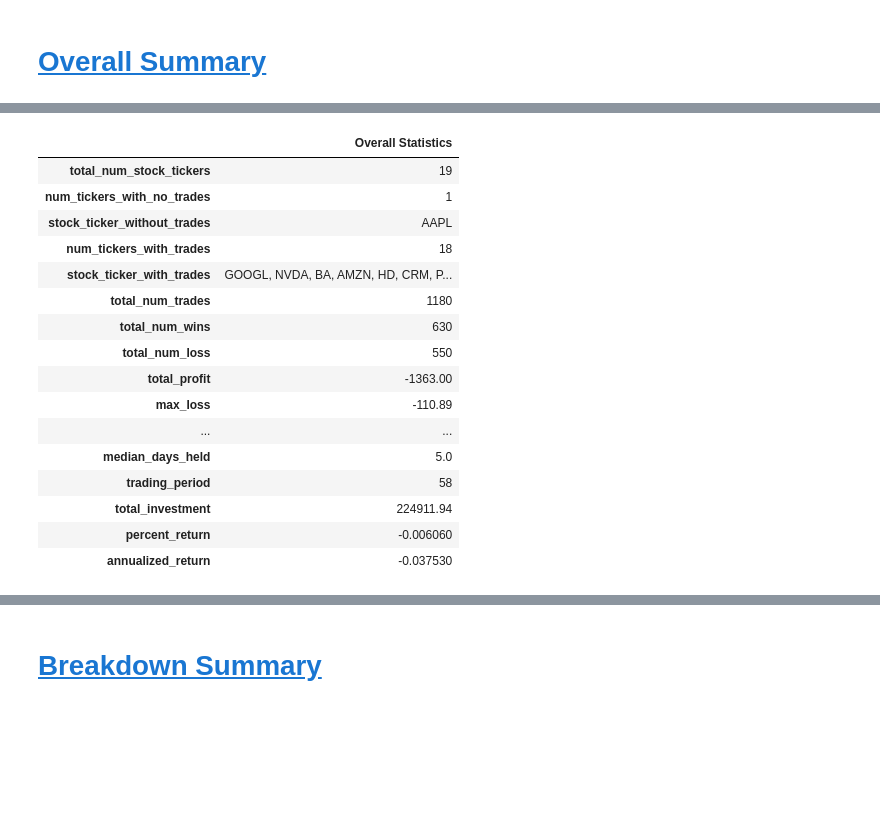
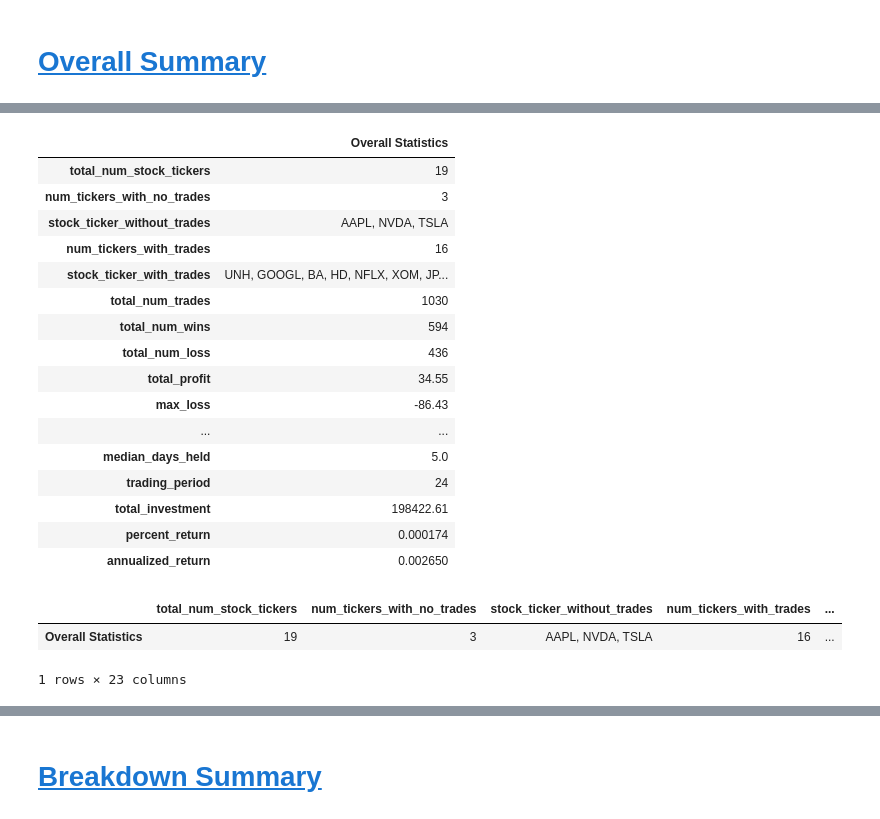
Before and after one commit to CKAbundant/sentiment, a Jupyter notebook: poc.ipynb, the cells around one changed output, grey strips where cells are left out. Drawn from its saved outputs; the diff is of its cells as text; code cells hidden in the pictures; blank space fills up the shorter version.

```diff
--- a/poc.ipynb
+++ b/poc.ipynb
@@ -661,3 +672,6 @@ results
 1180 rows × 12 columns
 # %% [markdown]
 # [Overall Summary](#table-of-contents)
+# %%
+a = utils.load_csv("./data/results/2025-04-01/ziweichen_coint_5/overall_summary.csv")
+a
@@ -664,23 +696,30 @@ results
 # %%
 overall = utils.load_csv(
-    "./data/results/2025-03-28/ziweichen_coint_5/overall_summary.csv", index_col=0
+    "./data/results/2025-04-01/ziweichen_coint_5/overall_summary.csv", index_col=0
 )
 overall
 # %% [output]
 |  | Overall Statistics |
 | total_num_stock_tickers | 19 |
-| num_tickers_with_no_trades | 1 |
-| stock_ticker_without_trades | AAPL |
-| num_tickers_with_trades | 18 |
-| stock_ticker_with_trades | GOOGL, NVDA, BA, AMZN, HD, CRM, P... |
-| total_num_trades | 1180 |
-| total_num_wins | 630 |
-| total_num_loss | 550 |
-| total_profit | -1363.00 |
-| max_loss | -110.89 |
+| num_tickers_with_no_trades | 3 |
+| stock_ticker_without_trades | AAPL, NVDA, TSLA |
+| num_tickers_with_trades | 16 |
+| stock_ticker_with_trades | UNH, GOOGL, BA, HD, NFLX, XOM, JP... |
+| total_num_trades | 1030 |
+| total_num_wins | 594 |
+| total_num_loss | 436 |
+| total_profit | 34.55 |
+| max_loss | -86.43 |
 | ... | ... |
 | median_days_held | 5.0 |
-| trading_period | 58 |
-| total_investment | 224911.94 |
-| percent_return | -0.006060 |
-| annualized_return | -0.037530 |
+| trading_period | 24 |
+| total_investment | 198422.61 |
+| percent_return | 0.000174 |
+| annualized_return | 0.002650 |
+# %%
+a = overall.T
+a
+# %% [output]
+|  | total_num_stock_tickers | num_tickers_with_no_trades | stock_ticker_without_trades | num_tickers_with_trades | ... |
+| Overall Statistics | 19 | 3 | AAPL, NVDA, TSLA | 16 | ... |
+1 rows × 23 columns
```
Also changed, not shown: parts of 9 cells of this notebook, 4 other files.
